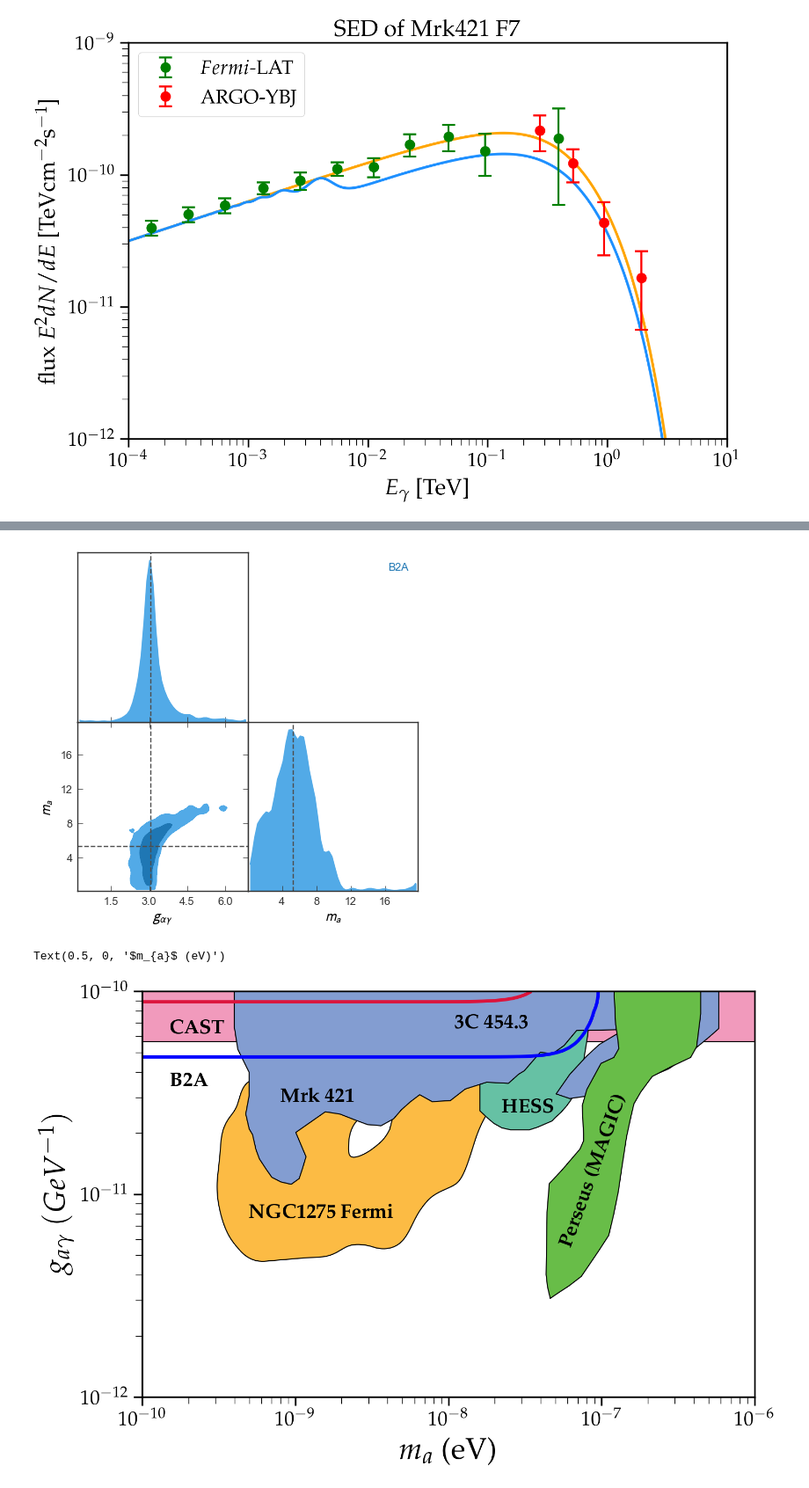
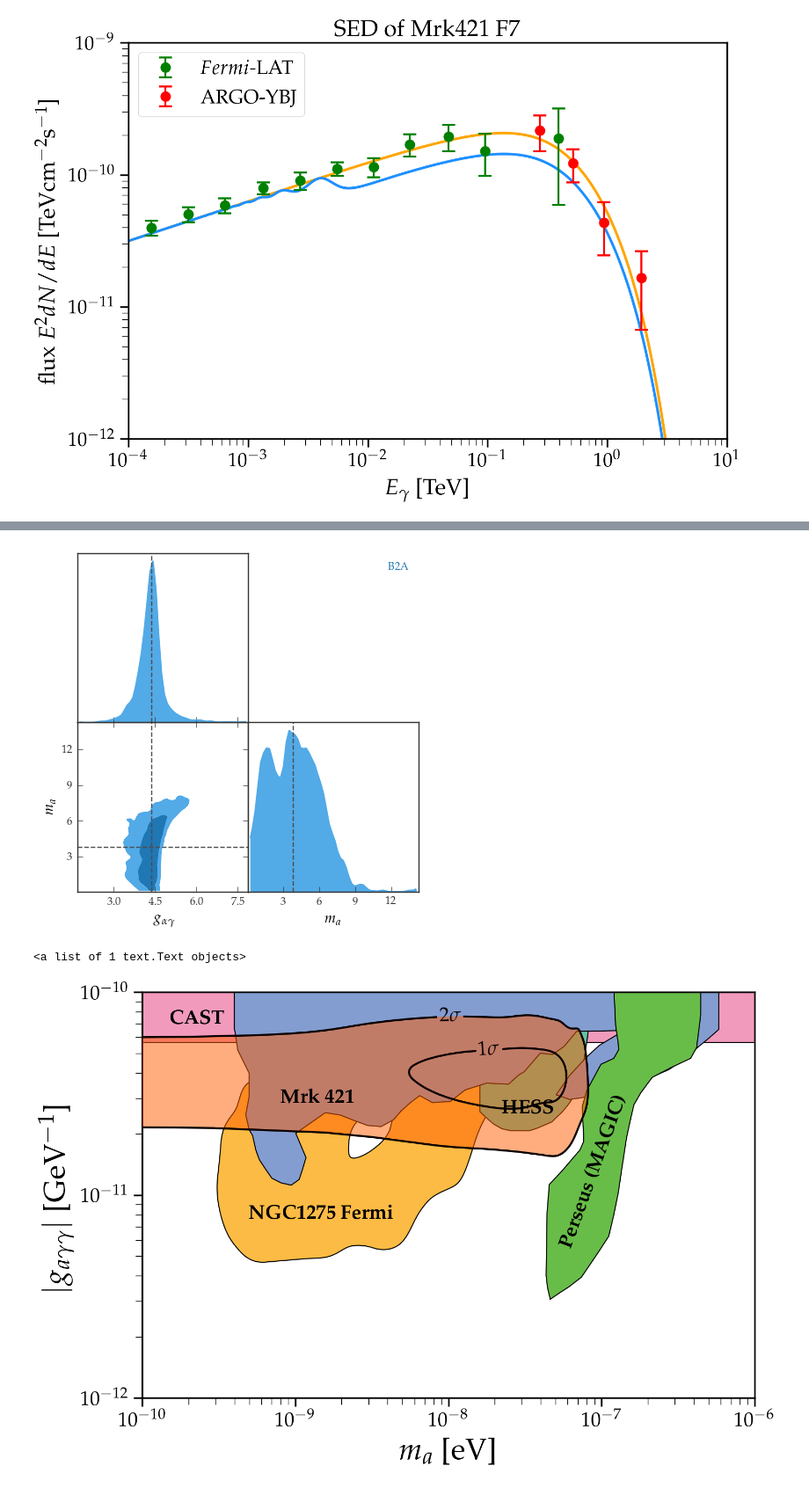
Before and after one commit to ChrisChen31415/Axion-Like-Particles-Constraint, a Jupyter notebook: AGN_APL_MCMC.ipynb, the cells around one changed output, grey strips where cells are left out. Shown at 88% size. Saved outputs shown, nothing was run; the diff lists cells and outputs as text; code cells hidden in the pictures.

```diff
--- a/AGN_APL_MCMC.ipynb
+++ b/AGN_APL_MCMC.ipynb
@@ -50,6 +51,14 @@ length = (1*u.kiloparsec).to(u.m).value     # from kpc to m
 
 BE = (0.5*10**(-6) * u.Gauss).value  # earth magnetic field
 rE = (4 * u.kiloparsec).value  # earth magnetic field scale
+
+# dictionary for variable name and limit referencing
+var_name_dict = {'g': r'$g_{\alpha\gamma}$', 'ma':r'$m_{a}$',
+                  'phin':r'$\phi_{0}$', 'alpha':r'$\alpha$', 'Ec':r'$E_{c}$',
+                  'beta': r'$\beta$', 'gamma1':r'$\Gamma_{1}$', 'gamma2':r'$\Gamma_{2}$', 'Ebreak':r'$E_{b}$'}
+var_limit_dict = {'g':[0, 15], 'ma':[0, 15],
+                  'phin':[0, 50], 'alpha':[0, 20], 'Ec':[0, 200],
+                  'beta': [0, 50], 'gamma1':[0, 100], 'gamma2':[0, 100], 'Ebreak':[0, 100]}
 # %%
 # conversion probability by original paper
 def psga(g, ma, B, r, E):
@@ -896,53 +1094,72 @@ g = pygtc.plotGTC(chains=C3454.flat_samples, figureSize=8.0, paramNames = names,
 # %%
 names = [r'$g_{\alpha\gamma}$', r'$m_{a}$']
-truths = (3.05, 5.25)
+truths = (4.35, 3.82)
 g = pygtc.plotGTC(chains=B2A.flat_samples, figureSize=5.0, \
                   customLabelFont={'family':'Arial', 'size':12}, \
                   customTickFont={'family':'Arial', 'size':9}, nBins=60, smoothingKernel=1, \
                   labelRotation=(False, False), chainLabels=['B2A'], paramNames=names, truths=truths)
 # %% [output]
-[figure, old version]
+[figure, new version]
 # %%
 # CLs constraint with other results
 
 fig,ax = FigSetup(Shape='Rectangular',ylab='$|g_{a\gamma\gamma}|$ [GeV$^{-1}$]',mathpazo=True,xtick_rotation=0,tfs=30,\
                  m_min=1e-10,m_max=1e-6,g_min=1e-12,g_max=1e-10)
 #y2 = ax.get_ylim()[1]
-
 
 PlotBound(ax, "AxionLimits_master/limit_data/AxionPhoton/Fermi_bound.txt", facecolor='#FCBB44', zorder=0.14)
 PlotBound(ax, "AxionLimits_master/limit_data/AxionPhoton/Fermi_hole.txt", facecolor='w', zorder=0.14)
 PlotBound(ax,"AxionLimits_master/limit_data/AxionPhoton/CAST.txt",facecolor='#F19ABC',zorder=0.14)
 PlotBound(ax, "AxionLimits_master/limit_data/AxionPhoton/HESS.txt", facecolor='#66C1A4', zorder=0.14)
 PlotBound(ax, "AxionLimits_master/limit_data/AxionPhoton/Mrk421.txt", facecolor='#839DD1', zorder=0.14)
 PlotBound(ax, "AxionLimits_master\limit_data\AxionPhoton\MAGIC.txt", facecolor='#68BD48', zorder=0.14)
 
 
 
 # Experiments
-plt.gcf().text(0.16,0.80,r'{\bf CAST}')#,color='w',fontsize=30,rotation=0,rotation_mode='anchor',ha='center',va='center',path_effects=line_background(2.0,'k'))
+plt.gcf().text(0.16,0.82,r'{\bf CAST}')#,color='w',fontsize=30,rotation=0,rotation_mode='anchor',ha='center',va='center',path_effects=line_background(2.0,'k'))
 
 
 # HESS
 plt.gcf().text(0.58,0.65,r'{\bf HESS}')#,color='w',fontsize=20,rotation=0,rotation_mode='anchor',ha='center',va='center', path_effects=line_background(1.5, 'k'))
 
 # Mrk 421
 plt.gcf().text(0.3,0.67,r'{\bf Mrk 421}')#,color='w',fontsize=25,rotation=0,rotation_mode='anchor',ha='center',va='center',path_effects=line_background(1.5,'k'))
 
 # Fermi
 plt.gcf().text(0.26,0.45,r'{\bf NGC1275 Fermi}')#,color='w',fontsize=22,rotation=0,rotation_mode='anchor',ha='center',va='center',path_effects=line_background(1.5,'k'))
 
 # MAGIC
 plt.gcf().text(0.65, 0.4, r'{\bf Perseus (MAGIC)}', rotation=70)
 
 # B2A
-parameter_scan(B2A_MAGIC, 6, 2.13, 47)
-plt.gcf().text(0.16, 0.7, r'{\bf B2A}')#, color='b', fontsize=26, rotation=0,rotation_mode='anchor',ha='center',va='center',path_effects=line_background(1.5,'k'))
+#parameter_scan(B2A_MAGIC, 2.76, 2.55, 3.85, powerlaw=ini_spectrum_LPC)
+#plt.gcf().text(0.16, 0.7, r'{\bf B2A}')#, color='b', fontsize=26, rotation=0,rotation_mode='anchor',ha='center',va='center',path_effects=line_background(1.5,'k'))
 
 # 3C 454.3
-parameter_scan(C3454, 1.39e3, 2.34, 46, color='crimson')
-plt.gcf().text(0.52, 0.81, r'{\bf 3C 454.3}')#, color='r', fontsize=26, rotation=0,rotation_mode='anchor',ha='center',va='center',path_effects=line_background(1.5,'k'))
-plt.xlabel(r'$m_{a}$ (eV)')
+#parameter_scan(C3454, 3.89e3, 1.92, 22.82, color='crimson', powerlaw=ini_spectrum_LPC)
+#plt.gcf().text(0.74, 0.78, r'{\bf 3C 454.3}')#, color='r', fontsize=26, rotation=0,rotation_mode='anchor',ha='center',va='center',path_effects=line_background(1.5,'k'))
+#plt.xlabel(r'$m_{a}$ (eV)')\
+
+m1 = C3454.flat_samples[:,4]*10**(-8)
+m2 = C3454.flat_samples[:,3]*10**(-11)
+xmin = 1e-10
+xmax = m1.max()
+ymin = m2.min()
+ymax = m2.max()
+
+X, Y = np.mgrid[xmin:xmax:100j, ymin:ymax:100j]
+positions = np.vstack([X.ravel(), Y.ravel()])
+values = np.vstack([m1, m2])
+kernel = stats.gaussian_kde(values)
+Z = np.reshape(kernel.evaluate(positions).T, X.shape)
+#ax.contourf(X, Y, Z, levels=[2.5086833e+17, Z.max()], cmap='hot', zorder=5, alpha=0.5)
+CS1=ax.contour(X, Y, Z, [2.5086833e+17], cmap='hot', zorder=10, linewidths=3)
+ax.clabel(CS1, [2.5086833e+17,], fmt=r'$1\sigma$', inline=1)
+
+ax.contourf(X, Y, Z, levels=[6.19028579e+16, Z.max()], cmap='hot', zorder=5, alpha=0.5)
+CS2=ax.contour(X, Y, Z, [6.19028579e+16], cmap='hot', zorder=10, linewidths=3)
+ax.clabel(CS2, [6.19028579e+16,], fmt=r'$2\sigma$', inline=1)
 # %% [output]
-Text(0.5, 0, '$m_{a}$ (eV)')
+<a list of 1 text.Text objects>
-[figure, old version]
+[figure, new version]
```
Also changed, not shown: parts of 21 cells of this notebook.
